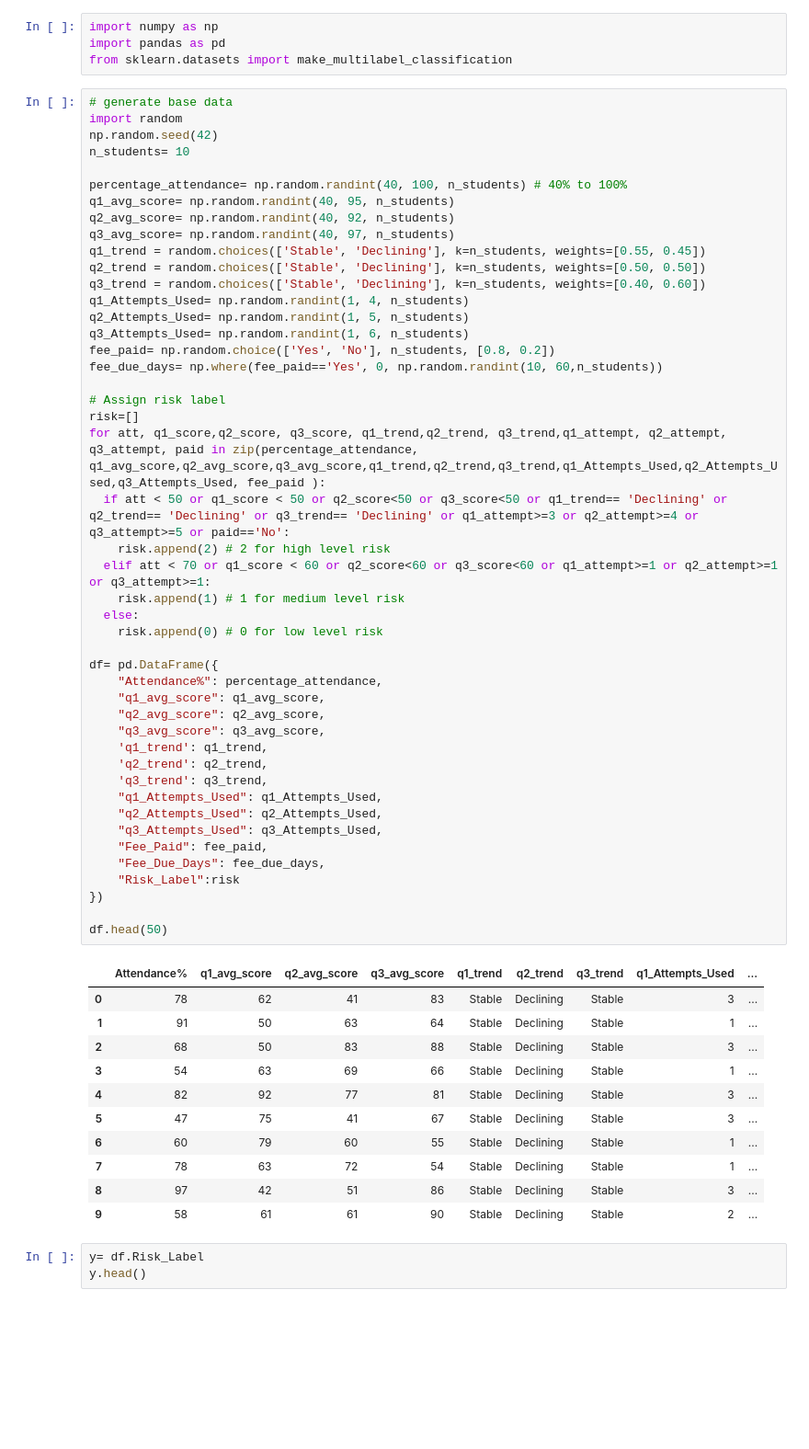
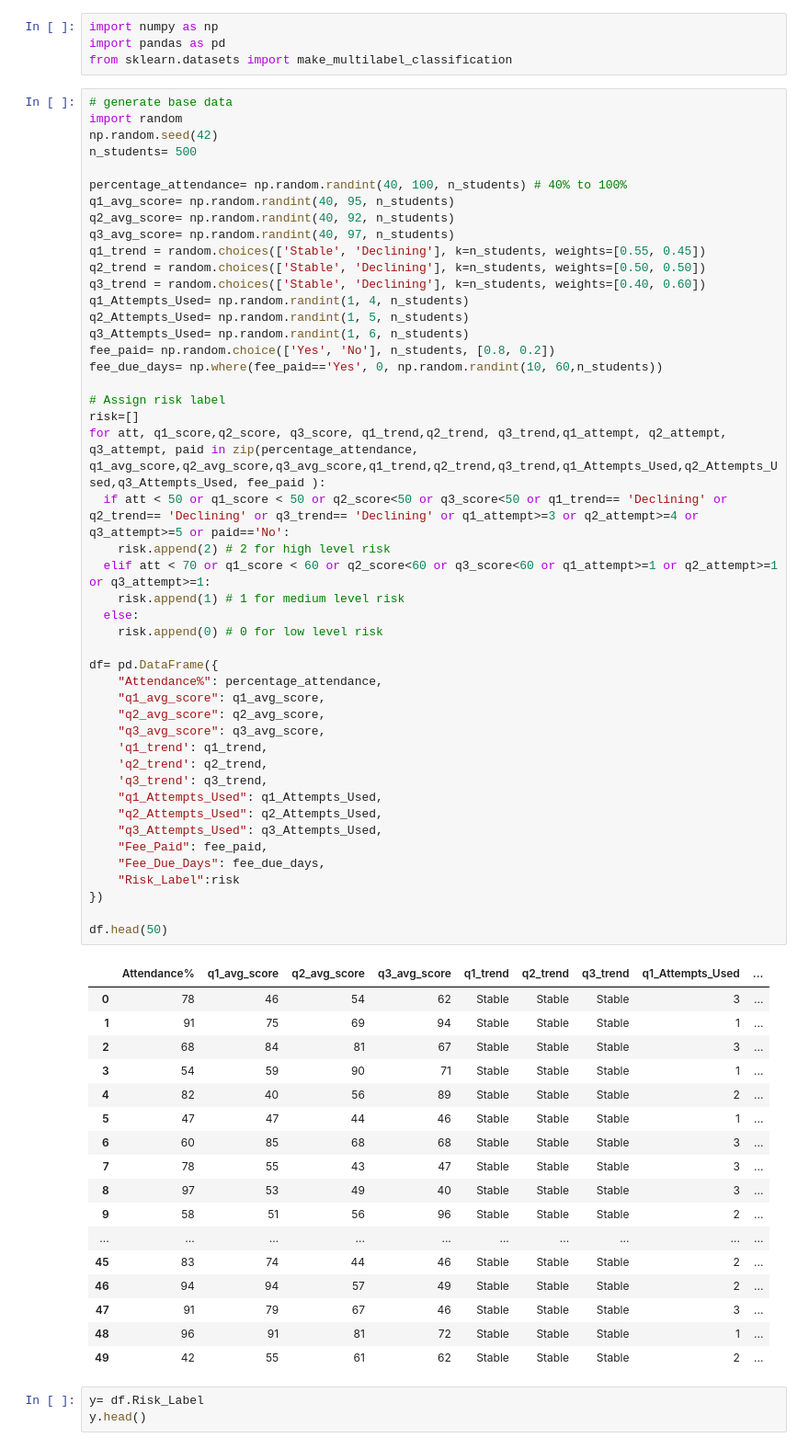
Before and after one commit to ShivamHirwani/Niriksha, a Jupyter notebook: Early_Student_Risk_Alert_System.ipynb, the cells around one changed output. Shown: that part at 92% size. Saved outputs shown, nothing was run; the diff lists cells and outputs as text; blank space fills up the shorter version.

```diff
--- a/Early_Student_Risk_Alert_System.ipynb
+++ b/Early_Student_Risk_Alert_System.ipynb
@@ -6,7 +6,7 @@ from sklearn.datasets import make_multilabel_classification
 # generate base data
 import random
 np.random.seed(42)
-n_students= 10
+n_students= 500
 
 percentage_attendance= np.random.randint(40, 100, n_students) # 40% to 100%
 q1_avg_score= np.random.randint(40, 95, n_students)
@@ -23,43 +23,49 @@ fee_due_days= np.where(fee_paid=='Yes', 0, np.random.randint(10, 60,n_students))
 
 # Assign risk label
 risk=[]
 for att, q1_score,q2_score, q3_score, q1_trend,q2_trend, q3_trend,q1_attempt, q2_attempt, q3_attempt, paid in zip(percentage_attendance, q1_avg_score,q2_avg_score,q3_avg_score,q1_trend,q2_trend,q3_trend,q1_Attempts_Used,q2_Attempts_Used,q3_Attempts_Used, fee_paid ):
   if att < 50 or q1_score < 50 or q2_score<50 or q3_score<50 or q1_trend== 'Declining' or q2_trend== 'Declining' or q3_trend== 'Declining' or q1_attempt>=3 or q2_attempt>=4 or q3_attempt>=5 or paid=='No':
     risk.append(2) # 2 for high level risk
   elif att < 70 or q1_score < 60 or q2_score<60 or q3_score<60 or q1_attempt>=1 or q2_attempt>=1 or q3_attempt>=1:
     risk.append(1) # 1 for medium level risk
   else:
     risk.append(0) # 0 for low level risk
 
 df= pd.DataFrame({
     "Attendance%": percentage_attendance,
     "q1_avg_score": q1_avg_score,
     "q2_avg_score": q2_avg_score,
     "q3_avg_score": q3_avg_score,
     'q1_trend': q1_trend,
     'q2_trend': q2_trend,
     'q3_trend': q3_trend,
     "q1_Attempts_Used": q1_Attempts_Used,
     "q2_Attempts_Used": q2_Attempts_Used,
     "q3_Attempts_Used": q3_Attempts_Used,
     "Fee_Paid": fee_paid,
     "Fee_Due_Days": fee_due_days,
     "Risk_Label":risk
 })
 
 df.head(50)
 # %% [output]
 |  | Attendance% | q1_avg_score | q2_avg_score | q3_avg_score | q1_trend | q2_trend | q3_trend | q1_Attempts_Used | ... |
-| 0 | 78 | 62 | 41 | 83 | Stable | Declining | Stable | 3 | ... |
-| 1 | 91 | 50 | 63 | 64 | Stable | Declining | Stable | 1 | ... |
-| 2 | 68 | 50 | 83 | 88 | Stable | Declining | Stable | 3 | ... |
-| 3 | 54 | 63 | 69 | 66 | Stable | Declining | Stable | 1 | ... |
-| 4 | 82 | 92 | 77 | 81 | Stable | Declining | Stable | 3 | ... |
-| 5 | 47 | 75 | 41 | 67 | Stable | Declining | Stable | 3 | ... |
-| 6 | 60 | 79 | 60 | 55 | Stable | Declining | Stable | 1 | ... |
-| 7 | 78 | 63 | 72 | 54 | Stable | Declining | Stable | 1 | ... |
-| 8 | 97 | 42 | 51 | 86 | Stable | Declining | Stable | 3 | ... |
-| 9 | 58 | 61 | 61 | 90 | Stable | Declining | Stable | 2 | ... |
+| 0 | 78 | 46 | 54 | 62 | Stable | Stable | Stable | 3 | ... |
+| 1 | 91 | 75 | 69 | 94 | Stable | Stable | Stable | 1 | ... |
+| 2 | 68 | 84 | 81 | 67 | Stable | Stable | Stable | 3 | ... |
+| 3 | 54 | 59 | 90 | 71 | Stable | Stable | Stable | 1 | ... |
+| 4 | 82 | 40 | 56 | 89 | Stable | Stable | Stable | 2 | ... |
+| 5 | 47 | 47 | 44 | 46 | Stable | Stable | Stable | 1 | ... |
+| 6 | 60 | 85 | 68 | 68 | Stable | Stable | Stable | 3 | ... |
+| 7 | 78 | 55 | 43 | 47 | Stable | Stable | Stable | 3 | ... |
+| 8 | 97 | 53 | 49 | 40 | Stable | Stable | Stable | 3 | ... |
+| 9 | 58 | 51 | 56 | 96 | Stable | Stable | Stable | 2 | ... |
+| ... | ... | ... | ... | ... | ... | ... | ... | ... | ... |
+| 45 | 83 | 74 | 44 | 46 | Stable | Stable | Stable | 2 | ... |
+| 46 | 94 | 94 | 57 | 49 | Stable | Stable | Stable | 2 | ... |
+| 47 | 91 | 79 | 67 | 46 | Stable | Stable | Stable | 3 | ... |
+| 48 | 96 | 91 | 81 | 72 | Stable | Stable | Stable | 1 | ... |
+| 49 | 42 | 55 | 61 | 62 | Stable | Stable | Stable | 2 | ... |
 # %%
 y= df.Risk_Label
 y.head()
```
Also changed, not shown: parts of 3 cells of this notebook.
